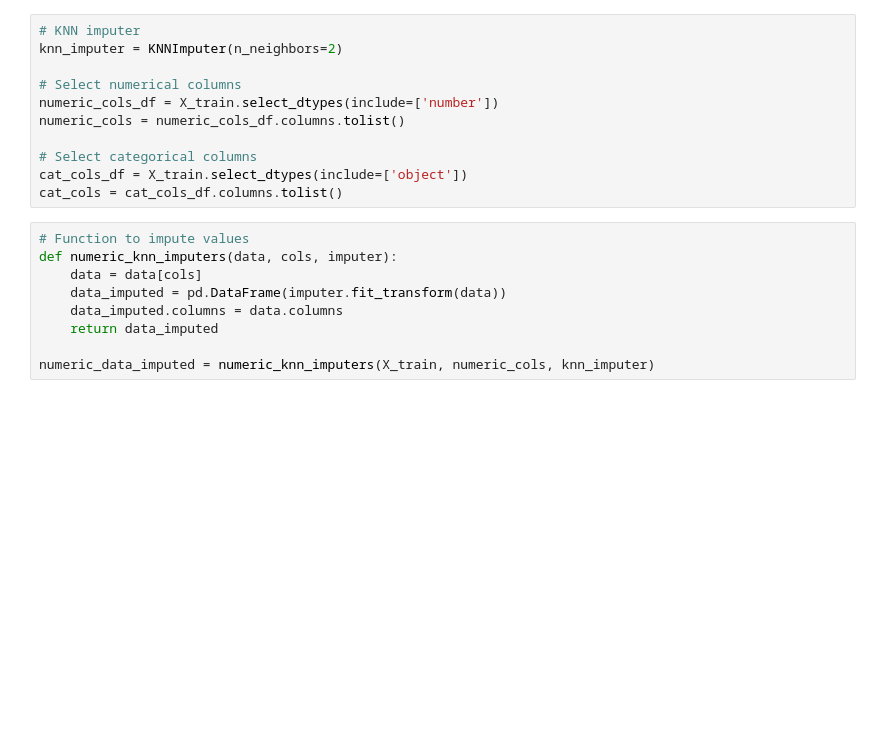
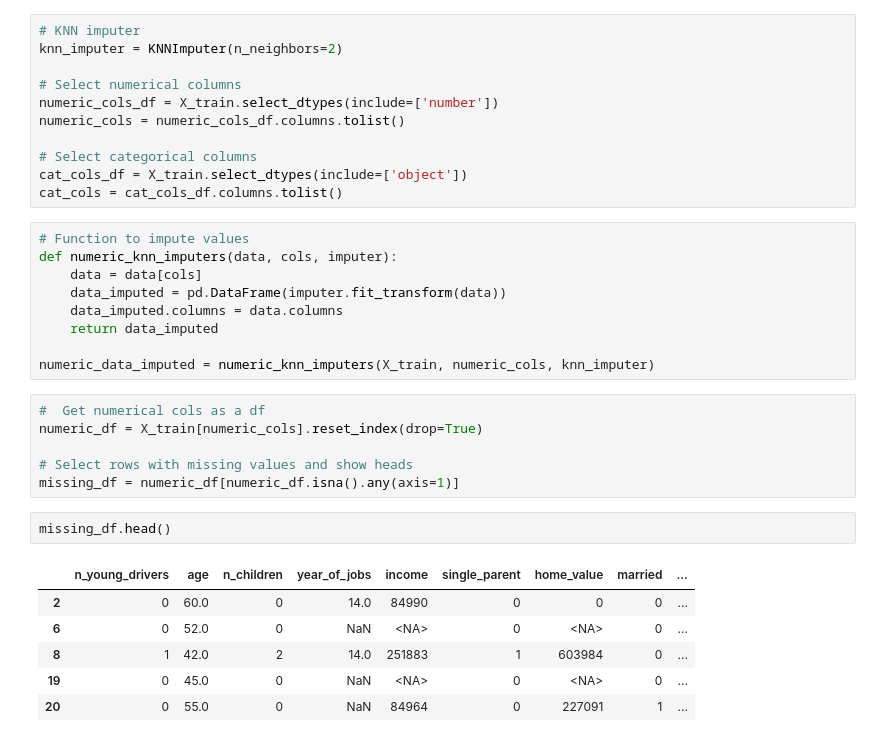
Before and after one commit to hatunglam/kaggle-projects, a Jupyter notebook: car_insurance/main.ipynb, the cells around one changed output. Cells and saved outputs as stored; diff of their text form; blank space fills up the shorter version.

Commit message:
missing

```diff
--- a/car_insurance/main.ipynb
+++ b/car_insurance/main.ipynb
@@ -312,3 +312,18 @@ def numeric_knn_imputers(data, cols, imputer):
     return data_imputed
 
 numeric_data_imputed = numeric_knn_imputers(X_train, numeric_cols, knn_imputer)
+# %%
+#  Get numerical cols as a df
+numeric_df = X_train[numeric_cols].reset_index(drop=True)
+
+# Select rows with missing values and show heads
+missing_df = numeric_df[numeric_df.isna().any(axis=1)]
+# %%
+missing_df.head()
+# %% [output]
+|  | n_young_drivers | age | n_children | year_of_jobs | income | single_parent | home_value | married | ... |
+| 2 | 0 | 60.0 | 0 | 14.0 | 84990 | 0 | 0 | 0 | ... |
+| 6 | 0 | 52.0 | 0 | NaN | <NA> | 0 | <NA> | 0 | ... |
+| 8 | 1 | 42.0 | 2 | 14.0 | 251883 | 1 | 603984 | 0 | ... |
+| 19 | 0 | 45.0 | 0 | NaN | <NA> | 0 | <NA> | 0 | ... |
+| 20 | 0 | 55.0 | 0 | NaN | 84964 | 0 | 227091 | 1 | ... |
```
